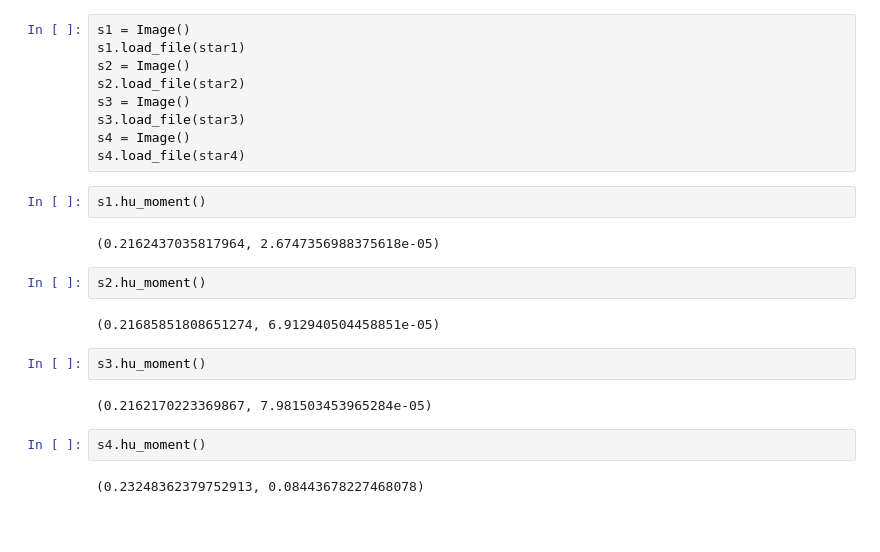
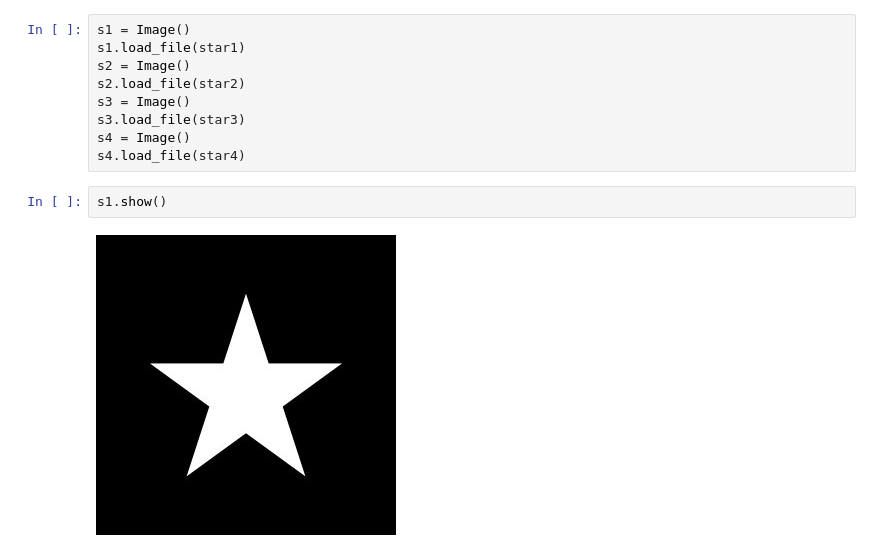
Before and after one commit to izurietajr/PROYECTO_FINAL, a Jupyter notebook: test.ipynb, the cells around one changed output. Saved outputs shown, nothing was run; the diff lists cells and outputs as text; blank space fills up the shorter version.

```diff
--- a/test.ipynb
+++ b/test.ipynb
@@ -43,21 +43,9 @@ s3.load_file(star3)
 s4 = Image()
 s4.load_file(star4)
 # %%
-s1.hu_moment()
+s1.show()
 # %% [output]
-(0.2162437035817964, 2.6747356988375618e-05)
+[figure, added]
-# %%
-s2.hu_moment()
-# %% [output]
-(0.21685851808651274, 6.912940504458851e-05)
-# %%
-s3.hu_moment()
-# %% [output]
-(0.2162170223369867, 7.981503453965284e-05)
-# %%
-s4.hu_moment()
-# %% [output]
-(0.23248362379752913, 0.08443678227468078)
 # %%
 stars = [s1.hu_moment(), s2.hu_moment(), s3.hu_moment(), s4.hu_moment()]
 circles = [c1.hu_moment(), c2.hu_moment(), c3.hu_moment()]
```
Also changed, not shown: parts of 3 cells of this notebook, 3 other files.
